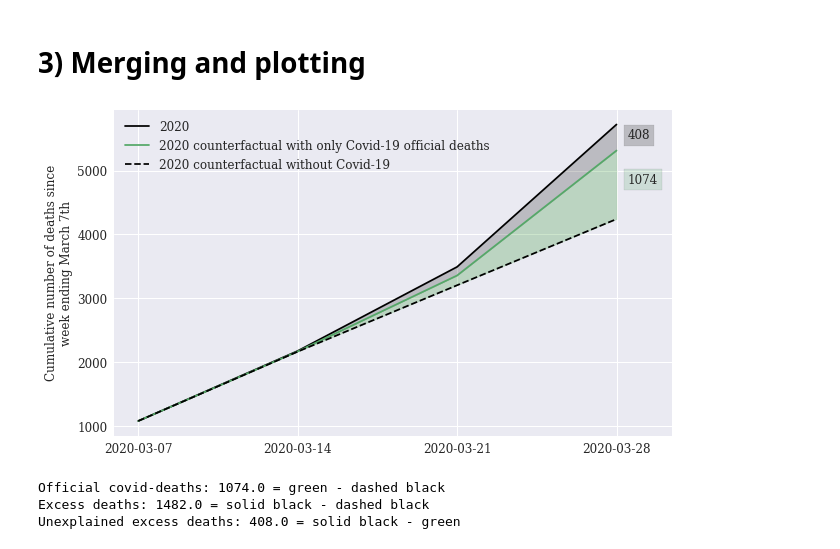
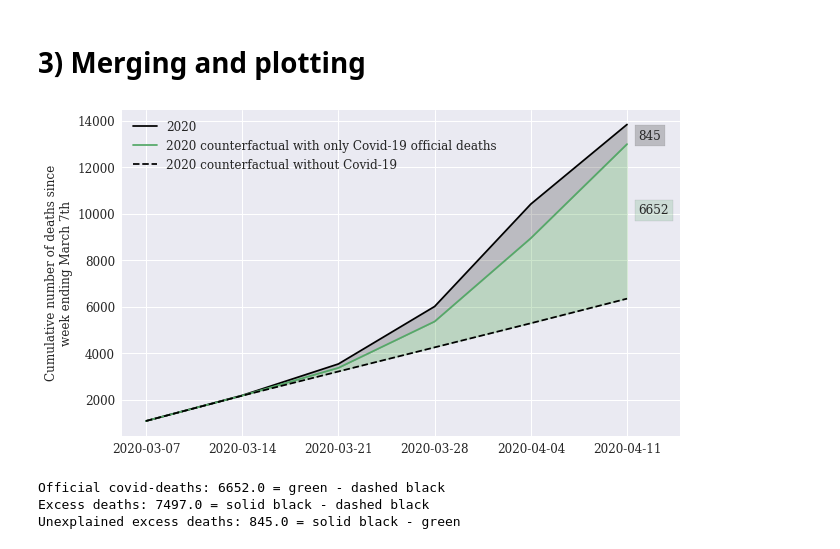
Before and after one commit to sebastianhohmann/covid19_total_death, a Jupyter notebook: us/USA_NYC_counterfactual.ipynb, the cells around one changed output. Saved outputs shown, nothing was run; the diff lists cells and outputs as text; code cells hidden in the pictures.

```diff
--- a/us/USA_NYC_counterfactual.ipynb
+++ b/us/USA_NYC_counterfactual.ipynb
@@ -39,7 +39,7 @@ fluview_seasonal_national['year'] = fluview_seasonal_national['year'].astype('in
 # %% [markdown]
 ## 1.2 Checking that date-lineup was done correctly
 # %%
-fluview_annual_national = pd.read_csv('./data/NCHSData14.csv')
+fluview_annual_national = pd.read_csv('./data/NCHSData15.csv')
 # %%
 fluview_annual_national = fluview_annual_national[['Year', 'Week', 'All Deaths']]
 fluview_annual_national.columns = ['year', 'week', 'total_check']
@@ -304,43 +304,43 @@ ax.plot(df.index,
         df['counterfactual'],
         label='2020 counterfactual without Covid-19',
         color='black',
         linestyle = '--')
 
-ax.set_xticks(df.index[[0,1,2,3]])
+ax.set_xticks(df.index[[0,1,2,3,4,5]])
 ax.fill_between(df.index, df['cs_2020'], df['counterfactual_2020_covid'], color='black', alpha='0.2')
 ax.fill_between(df.index, df['counterfactual_2020_covid'], df['counterfactual'], color='green', alpha='0.2')
 
 ax.set_ylabel('Cumulative number of deaths since\nweek ending March 7th',size=12)
 ax.tick_params(axis='both', which='major', labelsize=12)
 
 ax.legend(loc='upper left',
           fontsize=12)
 
-plot_margin = 0.2
+plot_margin = 0.3
 
 x0, x1, y0, y1 = plt.axis()
 plt.axis((x0,
           x1 + plot_margin,
           y0,
           y1))
 
-plt.text(3.07, 4800, '{}'.format(int(round(df.iloc[-1, 2] - df.iloc[-1, 1]))),
+plt.text(5.12, 10000, '{}'.format(int(round(df.iloc[-1, 2] - df.iloc[-1, 1]))),
          bbox=dict(facecolor=palette[1], alpha=0.2), size=12)
 
 
-plt.text(3.07, 5500, '{}'.format(int(round(df.iloc[-1, 0] - df.iloc[-1, 2]))),
+plt.text(5.12, 13200, '{}'.format(int(round(df.iloc[-1, 0] - df.iloc[-1, 2]))),
          bbox=dict(facecolor='black', alpha=0.2), size=12)
 
 plt.show()
 
 f.savefig('_new_york_city.pdf', bbox_inches='tight', dpi=100)
 # %% [output]
-[figure, old version]
+[figure, new version]
 # %%
 print('Official covid-deaths: {} = green - dashed black'.format(round(df.iloc[-1, 2] - df.iloc[-1, 1])))
 print('Excess deaths: {} = solid black - dashed black'.format(round(df.iloc[-1, 0] - df.iloc[-1, 1])))
 print('Unexplained excess deaths: {} = solid black - green'.format(round(df.iloc[-1, 0] - df.iloc[-1, 2])))
 # %% [output]
-Official covid-deaths: 1074.0 = green - dashed black
-Excess deaths: 1482.0 = solid black - dashed black
-Unexplained excess deaths: 408.0 = solid black - green
+Official covid-deaths: 6652.0 = green - dashed black
+Excess deaths: 7497.0 = solid black - dashed black
+Unexplained excess deaths: 845.0 = solid black - green
```
Also changed, not shown: parts of 8 cells of this notebook, 7 other files.
